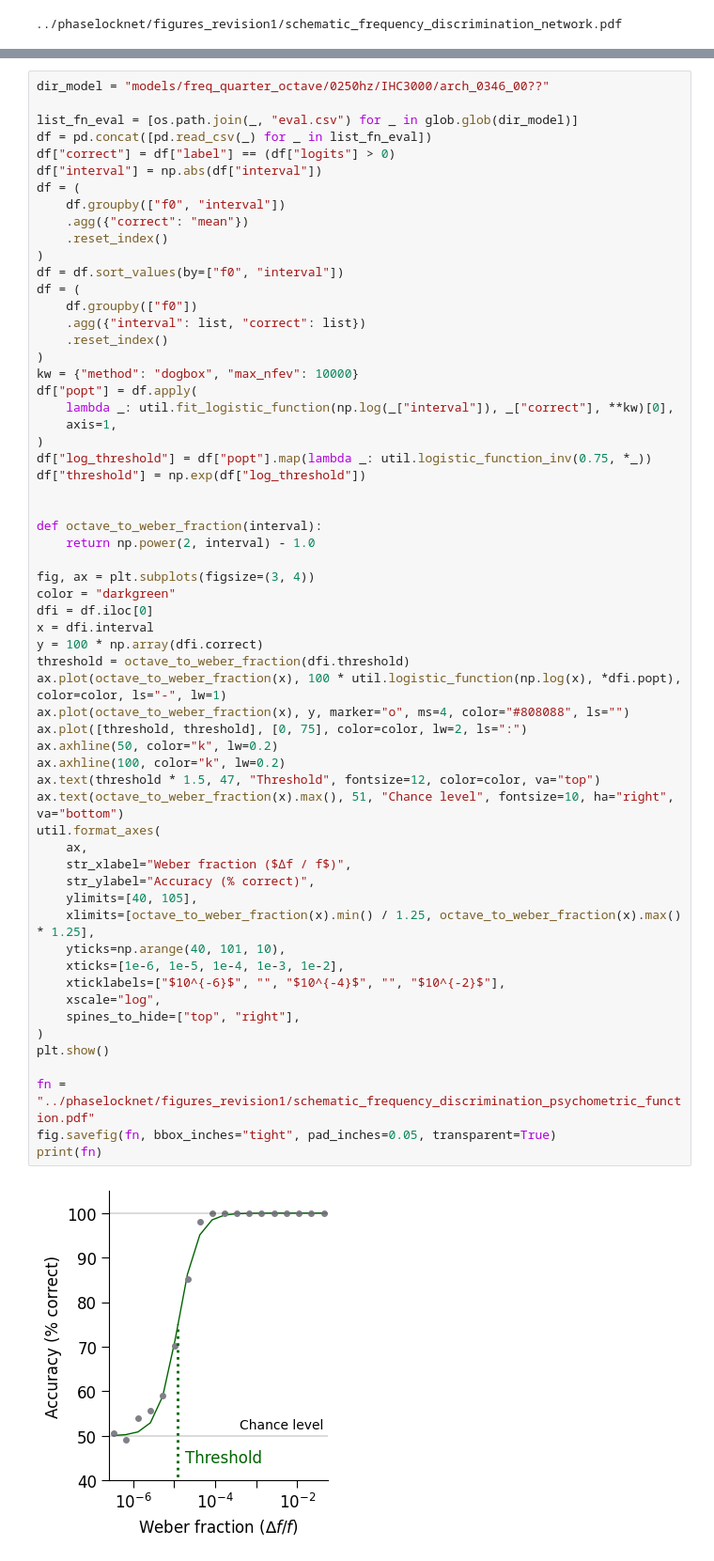
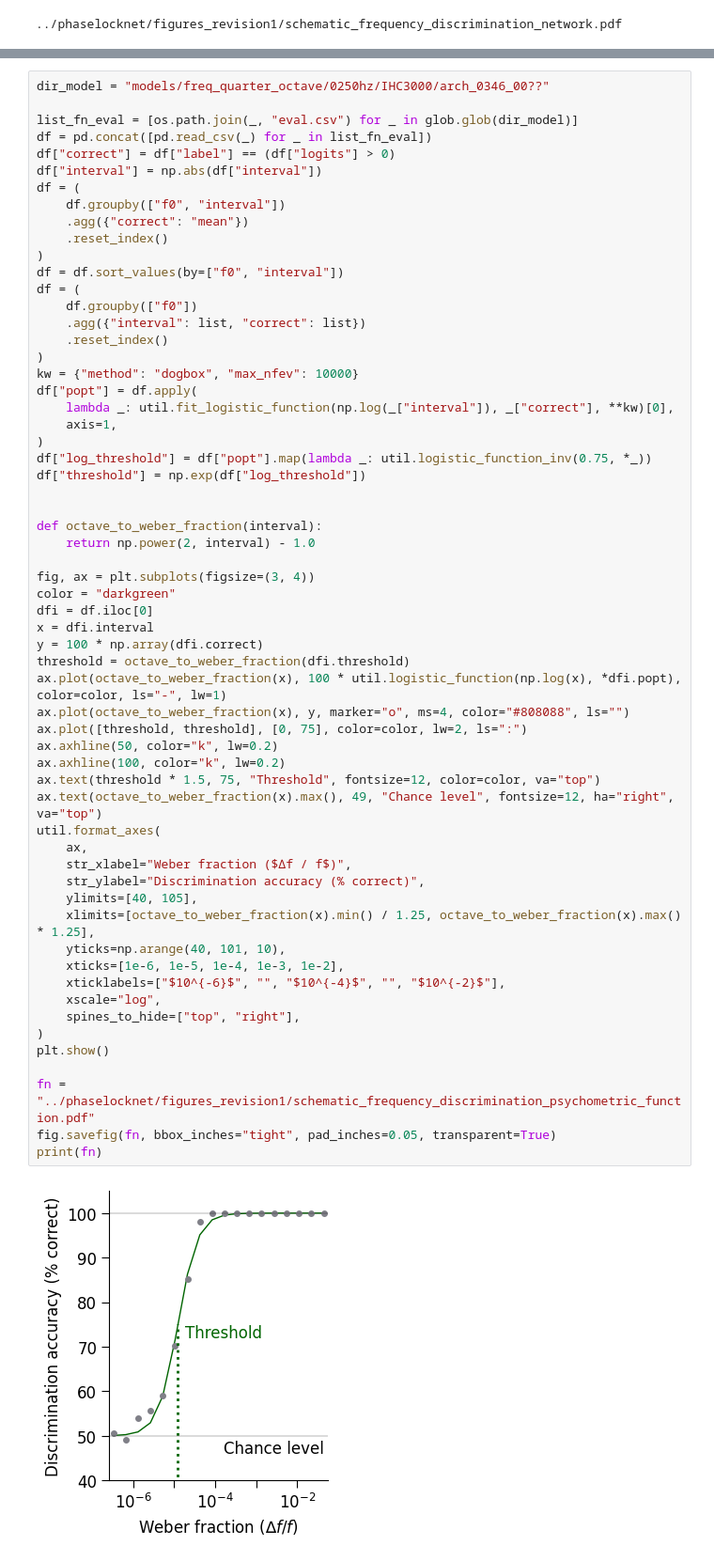
Before and after one commit to msaddler/freqdiscriminet, a Jupyter notebook: schematics.ipynb, the cells around one changed output, grey strips where cells are left out. Shown at 94% size. Cells and saved outputs as stored; diff of their text form.

```diff
--- a/schematics.ipynb
+++ b/schematics.ipynb
@@ -235,35 +235,35 @@ def octave_to_weber_fraction(interval):
     return np.power(2, interval) - 1.0
 
 fig, ax = plt.subplots(figsize=(3, 4))
 color = "darkgreen"
 dfi = df.iloc[0]
 x = dfi.interval
 y = 100 * np.array(dfi.correct)
 threshold = octave_to_weber_fraction(dfi.threshold)
 ax.plot(octave_to_weber_fraction(x), 100 * util.logistic_function(np.log(x), *dfi.popt), color=color, ls="-", lw=1)
 ax.plot(octave_to_weber_fraction(x), y, marker="o", ms=4, color="#808088", ls="")
 ax.plot([threshold, threshold], [0, 75], color=color, lw=2, ls=":")
 ax.axhline(50, color="k", lw=0.2)
 ax.axhline(100, color="k", lw=0.2)
-ax.text(threshold * 1.5, 47, "Threshold", fontsize=12, color=color, va="top")
-ax.text(octave_to_weber_fraction(x).max(), 51, "Chance level", fontsize=10, ha="right", va="bottom")
+ax.text(threshold * 1.5, 75, "Threshold", fontsize=12, color=color, va="top")
+ax.text(octave_to_weber_fraction(x).max(), 49, "Chance level", fontsize=12, ha="right", va="top")
 util.format_axes(
     ax,
     str_xlabel="Weber fraction ($∆f / f$)",
-    str_ylabel="Accuracy (% correct)",
+    str_ylabel="Discrimination accuracy (% correct)",
     ylimits=[40, 105],
     xlimits=[octave_to_weber_fraction(x).min() / 1.25, octave_to_weber_fraction(x).max() * 1.25],
     yticks=np.arange(40, 101, 10),
     xticks=[1e-6, 1e-5, 1e-4, 1e-3, 1e-2],
     xticklabels=["$10^{-6}$", "", "$10^{-4}$", "", "$10^{-2}$"],
     xscale="log",
     spines_to_hide=["top", "right"],
 )
 plt.show()
 
 fn = "../phaselocknet/figures_revision1/schematic_frequency_discrimination_psychometric_function.pdf"
 fig.savefig(fn, bbox_inches="tight", pad_inches=0.05, transparent=True)
 print(fn)
 # %% [output]
-[figure, old version]
+[figure, new version]
 ../phaselocknet/figures_revision1/schematic_frequency_discrimination_psychometric_function.pdf
```
Also changed, not shown: parts of 1 cell of this notebook.
